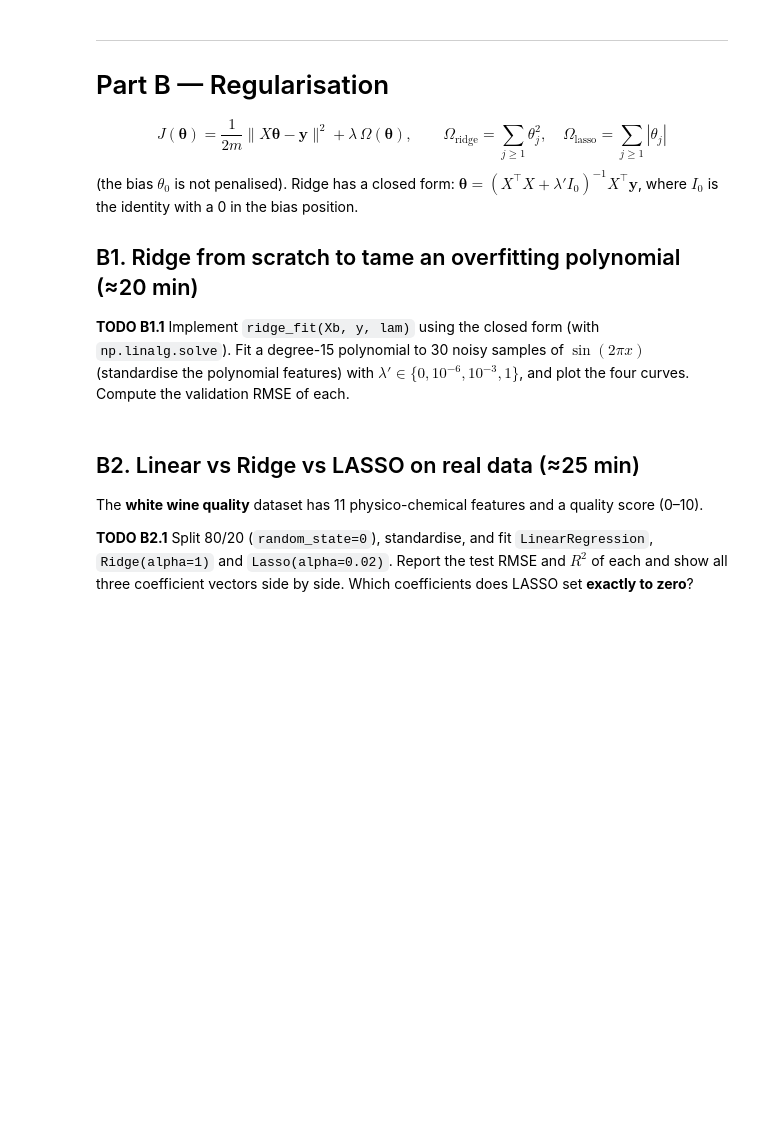
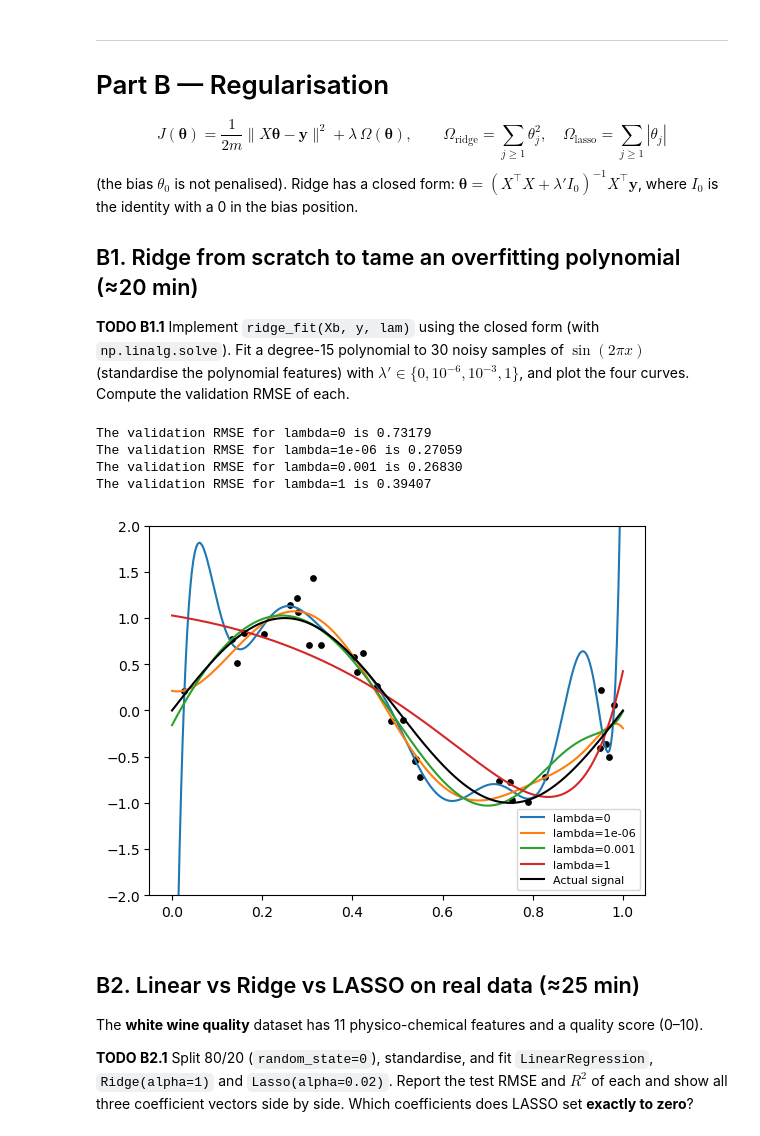
Before and after one commit to AxelTettenbornDurham/AI_lab_coursework, a Jupyter notebook: P5_cost_functions_regularisation.ipynb, the cells around one changed output. Saved outputs shown, nothing was run; the diff lists cells and outputs as text; code cells hidden in the pictures; blank space fills up the shorter version.

```diff
--- a/P5_cost_functions_regularisation.ipynb
+++ b/P5_cost_functions_regularisation.ipynb
@@ -151,24 +193,38 @@ with $\lambda' \in \{0, 10^{-6}, 10^{-3}, 1\}$, and plot the four curves. Comput
 # %%
 def ridge_fit(Xb, y, lam):
     """Xb includes a leading column of ones; the bias is not penalised."""
-    # YOUR CODE HERE
-    raise NotImplementedError
+    penalty = np.eye(Xb.shape[1])
+    penalty[0, 0] = 0
+    A = Xb.T @ Xb + lam*penalty
+    b = Xb.T @ y
+    return np.linalg.solve(A, b)
 
 def make_sine(n, seed):
     g = np.random.default_rng(seed); x = g.uniform(0, 1, n)
     return x, np.sin(2 * np.pi * x) + g.normal(0, 0.25, n)
 
 x_tr, y_tr = make_sine(30, 1); x_va, y_va = make_sine(1000, 2)
 P = lambda x: np.column_stack([x ** p for p in range(1, 16)])
 sc = StandardScaler().fit(P(x_tr))
 design = lambda x: np.column_stack([np.ones(len(x)), sc.transform(P(x))])
 
 xs = np.linspace(0, 1, 300)
 plt.scatter(x_tr, y_tr, c="k", s=15)
 for lam in [0, 1e-6, 1e-3, 1]:
-    # YOUR CODE HERE
-    raise NotImplementedError
+    Xb_tr = design(x_tr)
+    theta = ridge_fit(Xb_tr, y_tr, lam)
+    plt.plot(xs, design(xs)@theta, label=f"lambda={lam}")
+    rmse_val = np.sqrt(np.mean((design(x_va)@theta-y_va)**2))
+    print(f"The validation RMSE for lambda={lam} is {rmse_val:.5f}")
+
+plt.plot(xs, np.sin(2*np.pi*xs), color="k", label="Actual signal")
 plt.ylim(-2, 2); plt.legend(fontsize=8); plt.show()
+# %% [output]
+The validation RMSE for lambda=0 is 0.73179
+The validation RMSE for lambda=1e-06 is 0.27059
+The validation RMSE for lambda=0.001 is 0.26830
+The validation RMSE for lambda=1 is 0.39407
+[figure, added]
 # %% [markdown]
 ## B2. Linear vs Ridge vs LASSO on real data (≈25 min)
 The **white wine quality** dataset has 11 physico-chemical features and a quality score (0–10).
```
Also changed, not shown: parts of 7 cells of this notebook, 1 other file.
